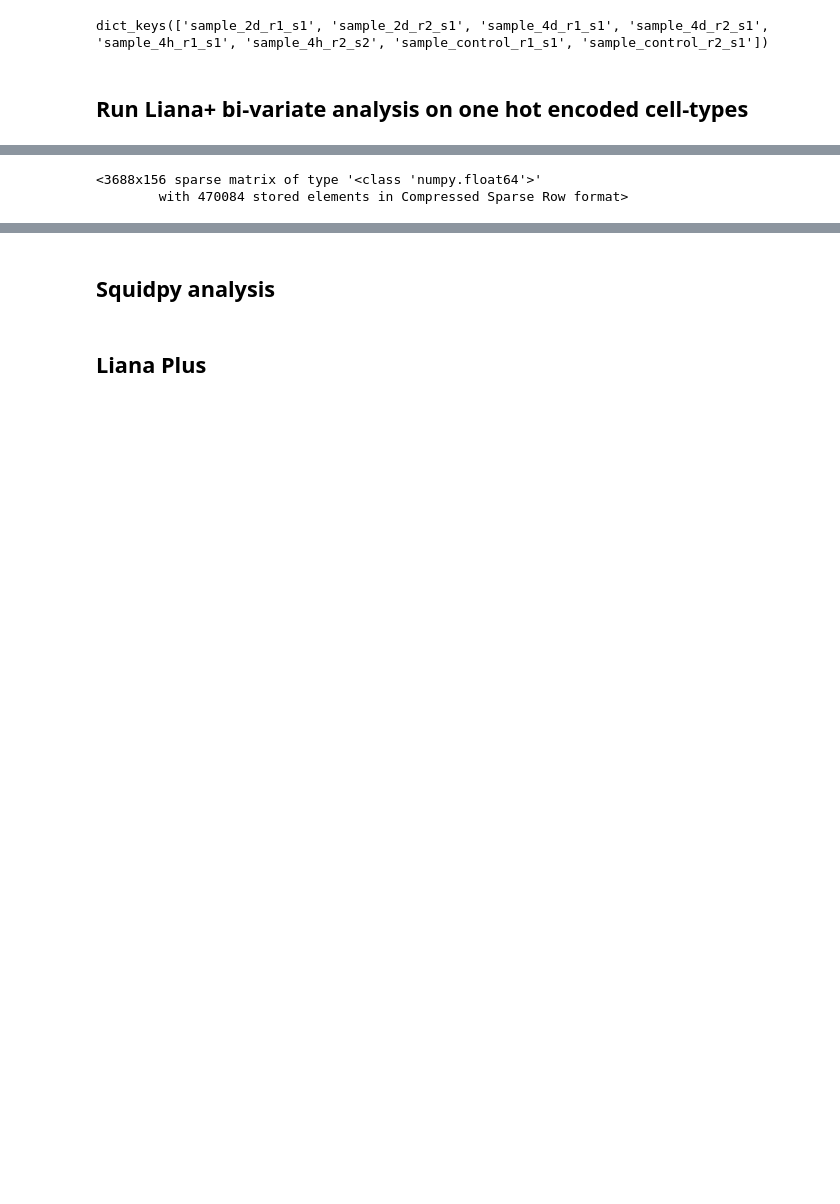
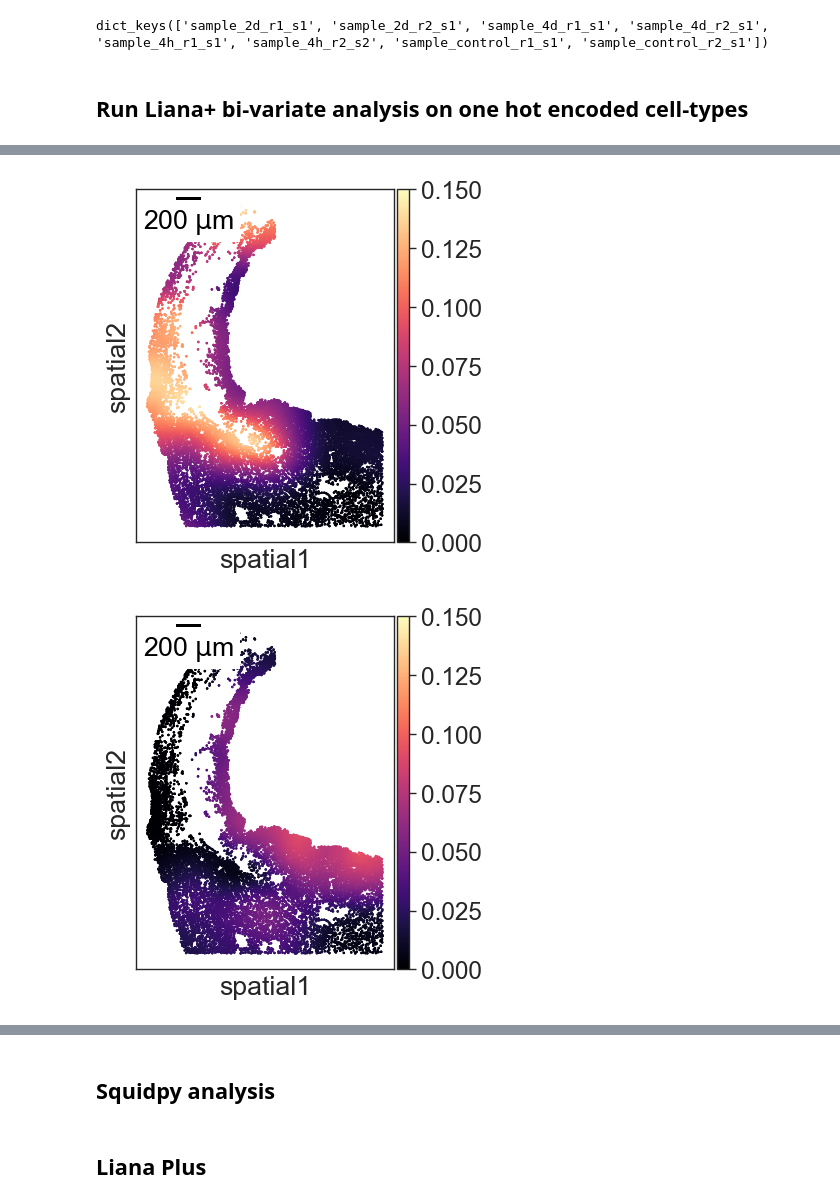
Before and after one commit to SchapiroLabor/mi_spatialomics, a Jupyter notebook: analysis/molecular_cartography_python/molkart.local_analysis_lianaplus.ipynb, the cells around one changed output, grey strips where cells are left out. Cells and saved outputs as stored; diff of their text form; code cells hidden in the pictures; blank space fills up the shorter version.

```diff
--- a/analysis/molecular_cartography_python/molkart.local_analysis_lianaplus.ipynb
+++ b/analysis/molecular_cartography_python/molkart.local_analysis_lianaplus.ipynb
@@ -195,6 +322,51 @@ plt.show()
-# %%
-lrdata.X
-lrdata.layers['pvals']
-# %% [output]
-<3688x156 sparse matrix of type '<class 'numpy.float64'>'
-        with 470084 stored elements in Compressed Sparse Row format>
+# %%
+sq.pl.spatial_scatter(
+    lrdata,
+    library_id="spatial",
+    color=[
+        "Cardiac fibroblasts^Myeloid cells",
+    ],
+    shape=None,
+    size=4,
+    img=False,
+    layer=None,
+    cmap="magma",
+    frameon = True,
+    title = "",
+    figsize = (4,4),
+    vmin = 0, vmax = 0.15,
+    scalebar_dx=0.138,
+    scalebar_kwargs={"scale_loc": "bottom", "location": "upper left"},
+)
+
+#plt.show()
+
+## Save this matplotlib plot as a pdf
+plt.savefig("../../plots/molkart.liana_plus.4d.cfib_myeloid.pdf", bbox_inches='tight', dpi=300)
+
+sq.pl.spatial_scatter(
+    lrdata,
+    library_id="spatial",
+    color=[
+        "Cardiomyocytes Nppa+^Myeloid cells",
+    ],
+    shape=None,
+    size=4,
+    img=False,
+    layer=None,
+    cmap="magma",
+    frameon = True,
+    title = "",
+    figsize = (4,4),
+    vmin = 0, vmax = 0.15,
+    scalebar_dx=0.138,
+    scalebar_kwargs={"scale_loc": "bottom", "location": "upper left"},
+)
+
+#plt.show()
+
+## Save this matplotlib plot as a pdf
+plt.savefig("../../plots/molkart.liana_plus.4d.nppa_myeloid.pdf", bbox_inches='tight', dpi=300)
+# %% [output]
+[figure, added]
+[figure, added]
```
Also changed, not shown: parts of 51 cells of this notebook, 12 other files.
